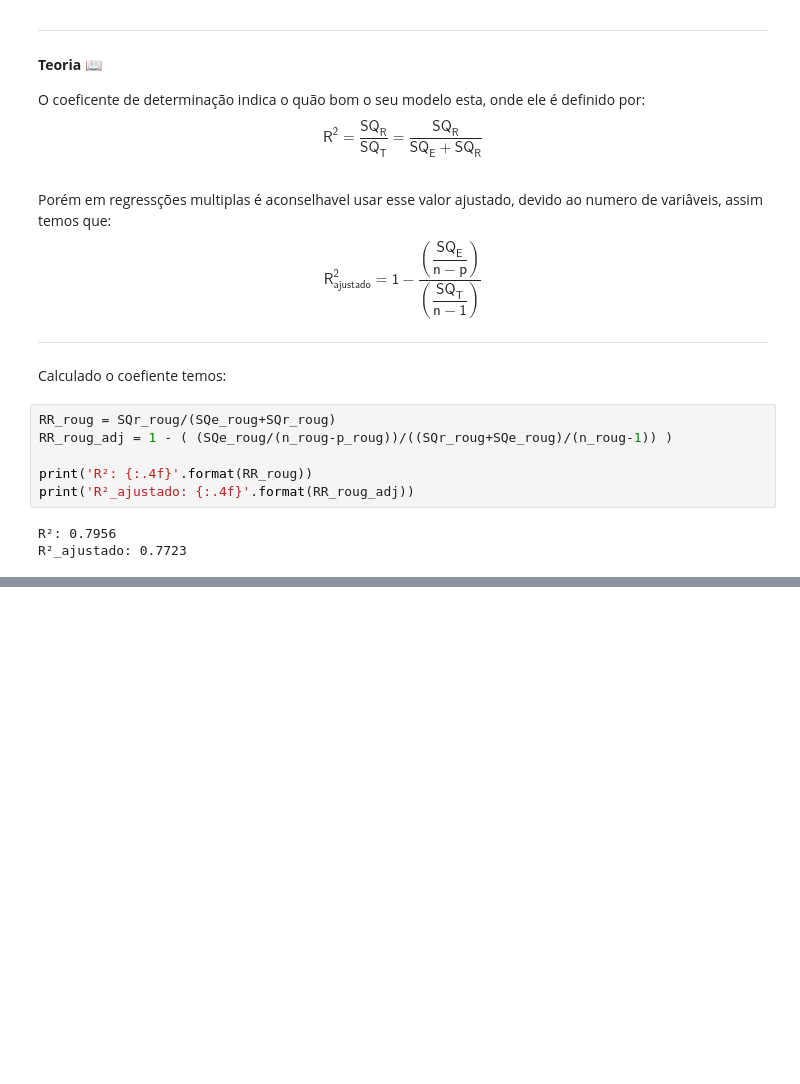
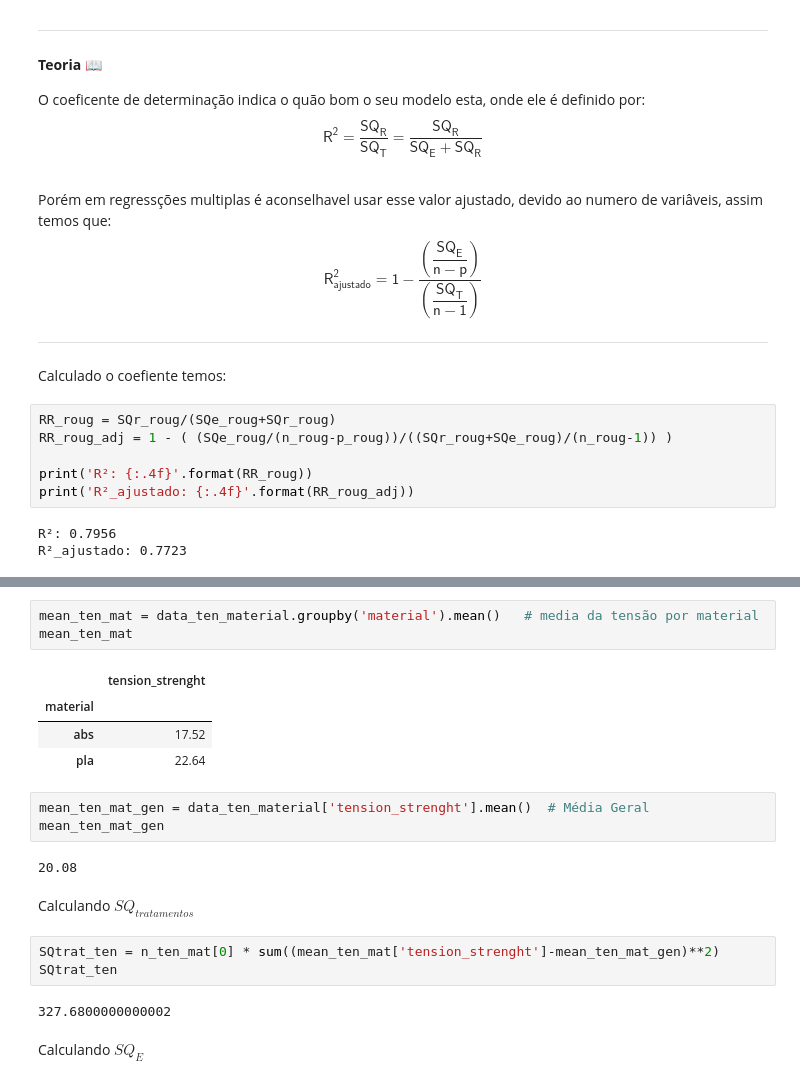
Before and after one commit to Guirubio94/3D-Printer-Analysis, a Jupyter notebook: #02.0-Notebook-Relatorio_de_analise_dos_dados.ipynb, the cells around one changed output, grey strips where cells are left out. Cells and saved outputs as stored; diff of their text form; blank space fills up the shorter version.

```diff
--- a/#02.0-Notebook-Relatorio_de_analise_dos_dados.ipynb
+++ b/#02.0-Notebook-Relatorio_de_analise_dos_dados.ipynb
@@ -633,0 +681,22 @@ R²_ajustado: 0.7723
+# %%
+mean_ten_mat = data_ten_material.groupby('material').mean()   # media da tensão por material
+mean_ten_mat
+# %% [output]
+|  | tension_strenght |
+| material |  |
+| abs | 17.52 |
+| pla | 22.64 |
+# %%
+mean_ten_mat_gen = data_ten_material['tension_strenght'].mean()  # Média Geral
+mean_ten_mat_gen
+# %% [output]
+20.08
+# %% [markdown]
+Calculando $SQ_{tratamentos}$
+# %%
+SQtrat_ten = n_ten_mat[0] * sum((mean_ten_mat['tension_strenght']-mean_ten_mat_gen)**2)
+SQtrat_ten
+# %% [output]
+327.6800000000002
+# %% [markdown]
+Calculando $SQ_E$
```
Also changed, not shown: parts of 10 cells of this notebook.
